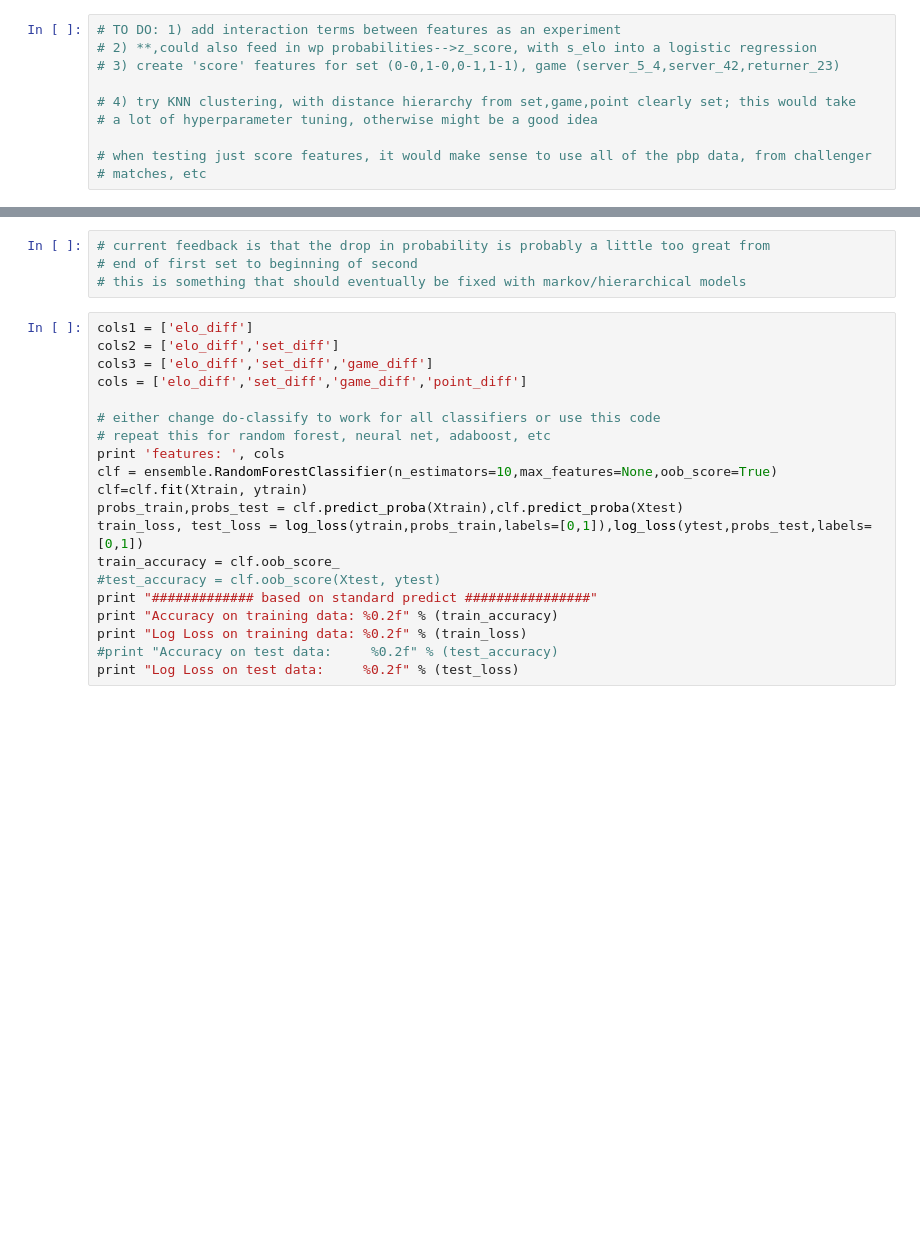
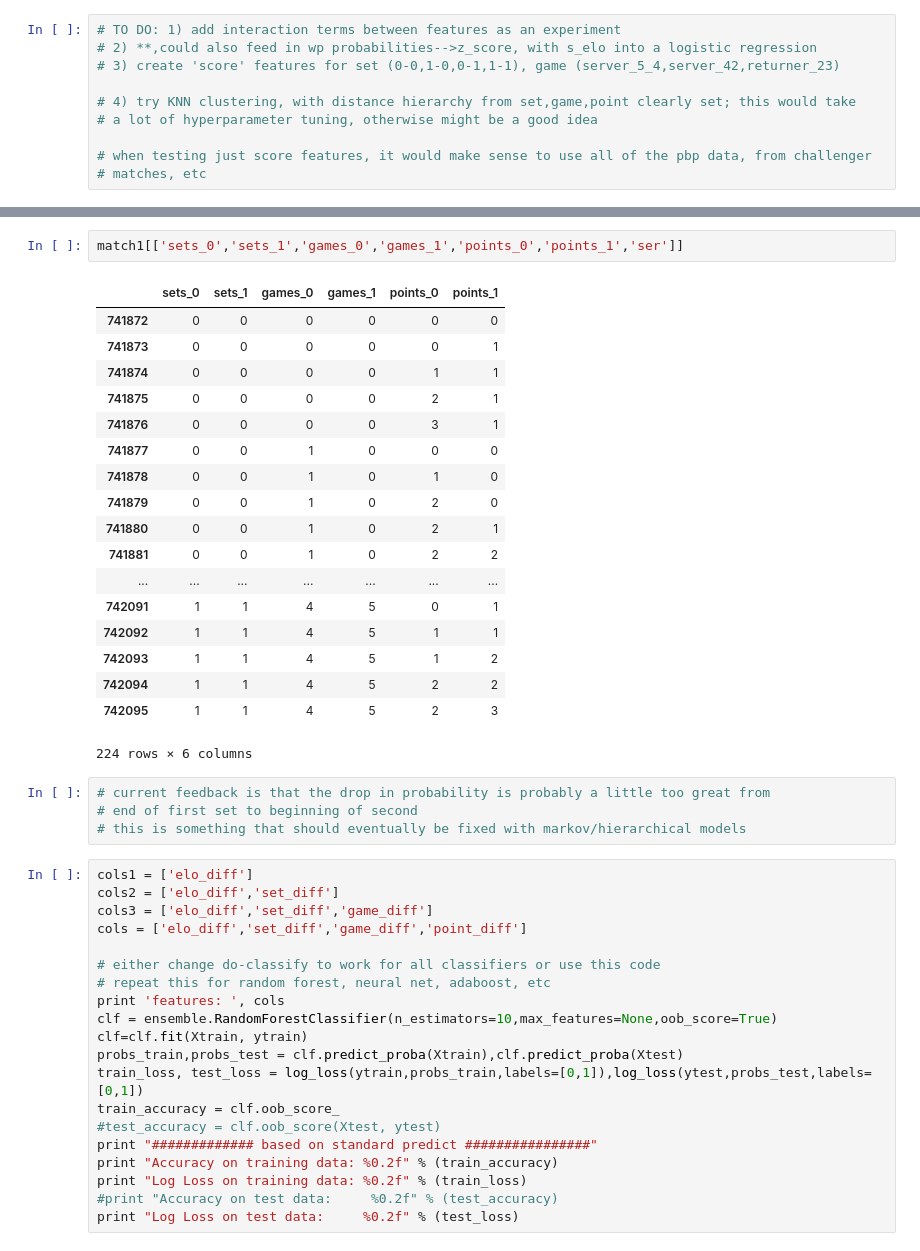
Before and after one commit to jgollub1/pbp_explorations, a Jupyter notebook: Model Assessment.ipynb, the cells around one changed output, grey strips where cells are left out. Cells and saved outputs as stored; diff of their text form; blank space fills up the shorter version.

```diff
--- a/Model Assessment.ipynb
+++ b/Model Assessment.ipynb
@@ -210,3 +137,24 @@ fig.show()
+# %%
+match1[['sets_0','sets_1','games_0','games_1','points_0','points_1','ser']]
+# %% [output]
+|  | sets_0 | sets_1 | games_0 | games_1 | points_0 | points_1 |
+| 741872 | 0 | 0 | 0 | 0 | 0 | 0 |
+| 741873 | 0 | 0 | 0 | 0 | 0 | 1 |
+| 741874 | 0 | 0 | 0 | 0 | 1 | 1 |
+| 741875 | 0 | 0 | 0 | 0 | 2 | 1 |
+| 741876 | 0 | 0 | 0 | 0 | 3 | 1 |
+| 741877 | 0 | 0 | 1 | 0 | 0 | 0 |
+| 741878 | 0 | 0 | 1 | 0 | 1 | 0 |
+| 741879 | 0 | 0 | 1 | 0 | 2 | 0 |
+| 741880 | 0 | 0 | 1 | 0 | 2 | 1 |
+| 741881 | 0 | 0 | 1 | 0 | 2 | 2 |
+| ... | ... | ... | ... | ... | ... | ... |
+| 742091 | 1 | 1 | 4 | 5 | 0 | 1 |
+| 742092 | 1 | 1 | 4 | 5 | 1 | 1 |
+| 742093 | 1 | 1 | 4 | 5 | 1 | 2 |
+| 742094 | 1 | 1 | 4 | 5 | 2 | 2 |
+| 742095 | 1 | 1 | 4 | 5 | 2 | 3 |
+224 rows × 6 columns
 # %%
 # current feedback is that the drop in probability is probably a little too great from
 # end of first set to beginning of second
```
Also changed, not shown: parts of 16 cells of this notebook, 18 other files.
